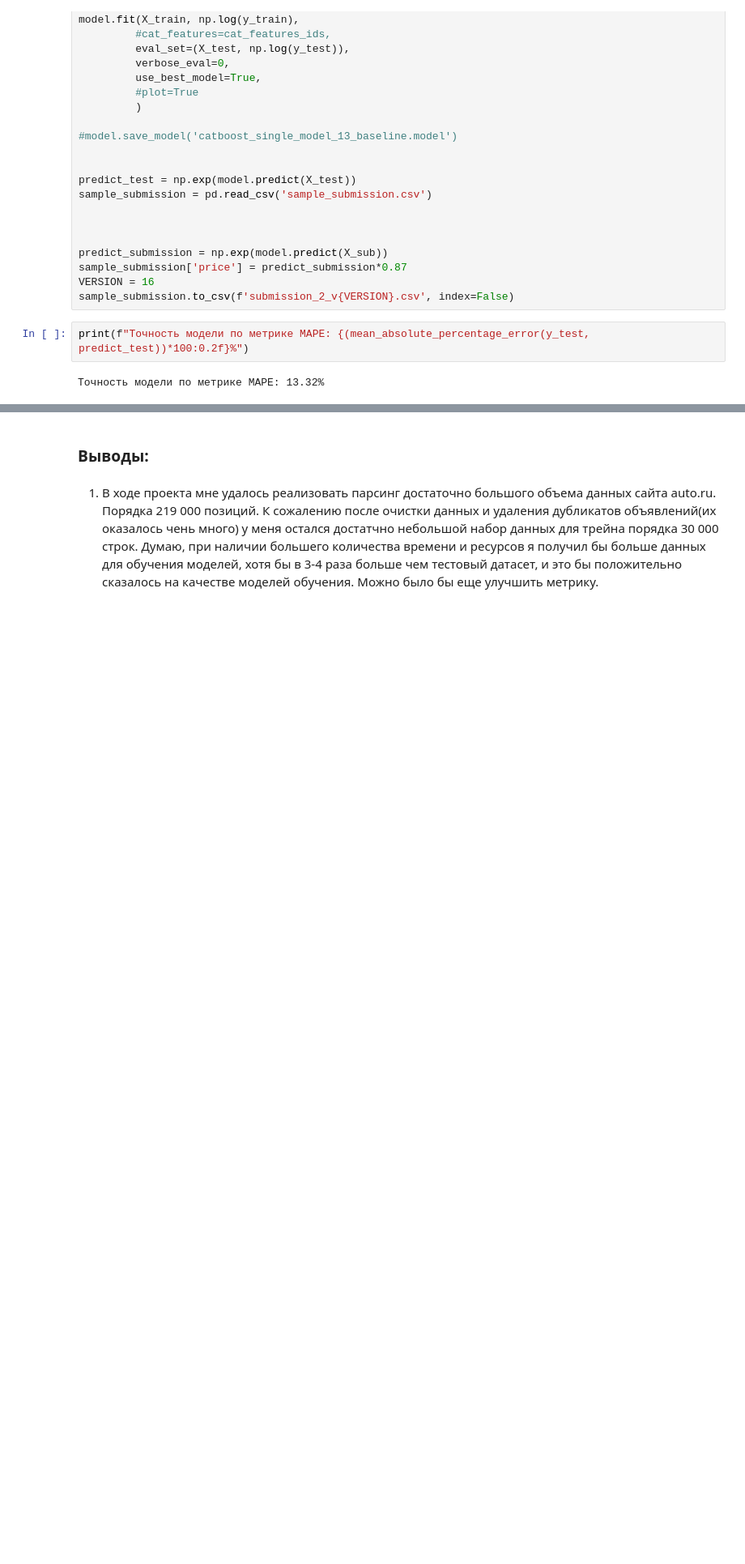
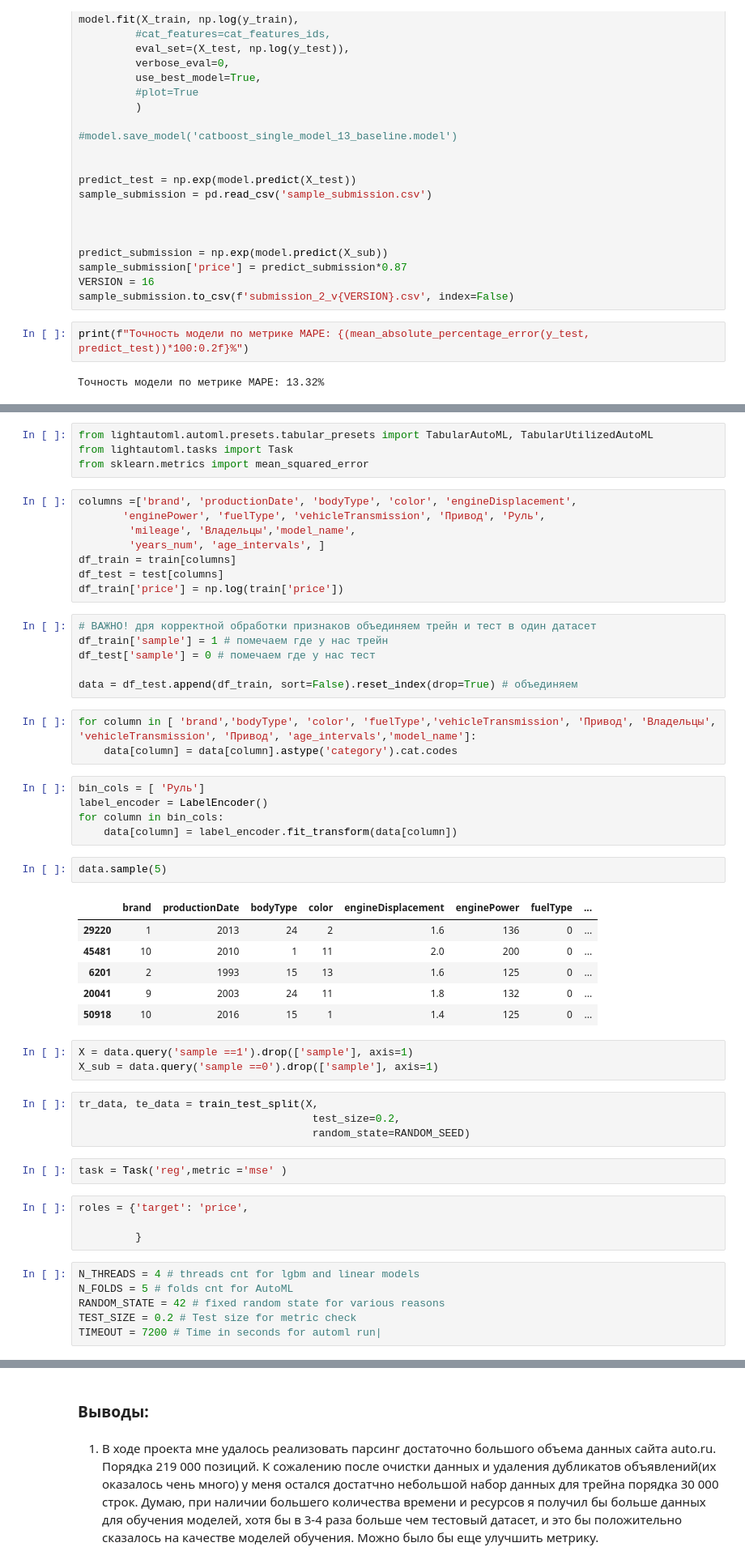
Before and after one commit to andrian2020/Skill_github, a Jupyter notebook: module_6/project_choose_a_car.ipynb, the cells around one changed output, grey strips where cells are left out. Shown at 81% size. Cells and saved outputs as stored; diff of their text form; blank space fills up the shorter version.

```diff
--- a/module_6/project_choose_a_car.ipynb
+++ b/module_6/project_choose_a_car.ipynb
@@ -1931,0 +1954,54 @@ print(f"Точность модели по метрике MAPE: {(mean_absolute_
+# %%
+from lightautoml.automl.presets.tabular_presets import TabularAutoML, TabularUtilizedAutoML
+from lightautoml.tasks import Task
+from sklearn.metrics import mean_squared_error
+# %%
+columns =['brand', 'productionDate', 'bodyType', 'color', 'engineDisplacement',
+       'enginePower', 'fuelType', 'vehicleTransmission', 'Привод', 'Руль',
+        'mileage', 'Владельцы','model_name',
+        'years_num', 'age_intervals', ]
+df_train = train[columns]
+df_test = test[columns]
+df_train['price'] = np.log(train['price'])
+# %%
+# ВАЖНО! дря корректной обработки признаков объединяем трейн и тест в один датасет
+df_train['sample'] = 1 # помечаем где у нас трейн
+df_test['sample'] = 0 # помечаем где у нас тест
+
+data = df_test.append(df_train, sort=False).reset_index(drop=True) # объединяем
+# %%
+for column in [ 'brand','bodyType', 'color', 'fuelType','vehicleTransmission', 'Привод', 'Владельцы', 'vehicleTransmission', 'Привод', 'age_intervals','model_name']:
+    data[column] = data[column].astype('category').cat.codes
+# %%
+bin_cols = [ 'Руль']
+label_encoder = LabelEncoder()
+for column in bin_cols:
+    data[column] = label_encoder.fit_transform(data[column])
+# %%
+data.sample(5)
+# %% [output]
+|  | brand | productionDate | bodyType | color | engineDisplacement | enginePower | fuelType | ... |
+| 29220 | 1 | 2013 | 24 | 2 | 1.6 | 136 | 0 | ... |
+| 45481 | 10 | 2010 | 1 | 11 | 2.0 | 200 | 0 | ... |
+| 6201 | 2 | 1993 | 15 | 13 | 1.6 | 125 | 0 | ... |
+| 20041 | 9 | 2003 | 24 | 11 | 1.8 | 132 | 0 | ... |
+| 50918 | 10 | 2016 | 15 | 1 | 1.4 | 125 | 0 | ... |
+# %%
+X = data.query('sample ==1').drop(['sample'], axis=1)
+X_sub = data.query('sample ==0').drop(['sample'], axis=1)
+# %%
+tr_data, te_data = train_test_split(X,
+                                     test_size=0.2,
+                                     random_state=RANDOM_SEED)
+# %%
+task = Task('reg',metric ='mse' )
+# %%
+roles = {'target': 'price',
+
+         }
+# %%
+N_THREADS = 4 # threads cnt for lgbm and linear models
+N_FOLDS = 5 # folds cnt for AutoML
+RANDOM_STATE = 42 # fixed random state for various reasons
+TEST_SIZE = 0.2 # Test size for metric check
+TIMEOUT = 7200 # Time in seconds for automl run|
```
Also changed, not shown: parts of 27 cells of this notebook.
